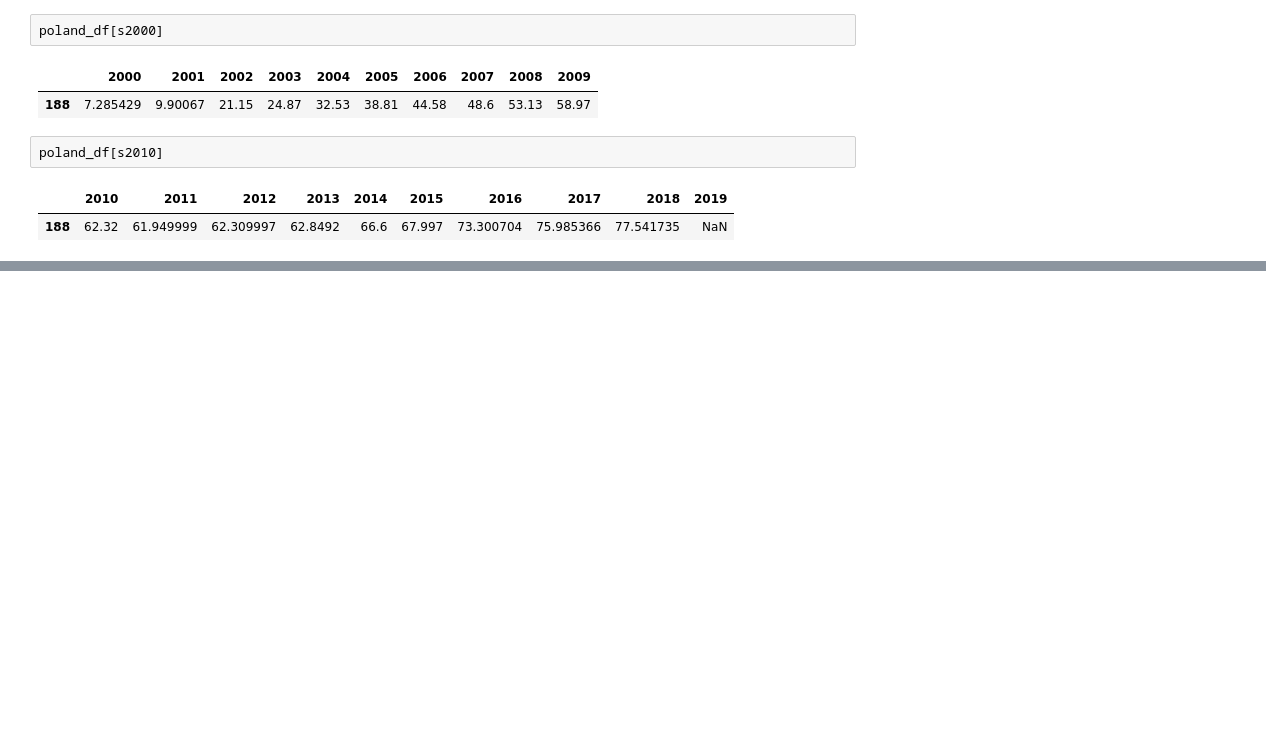
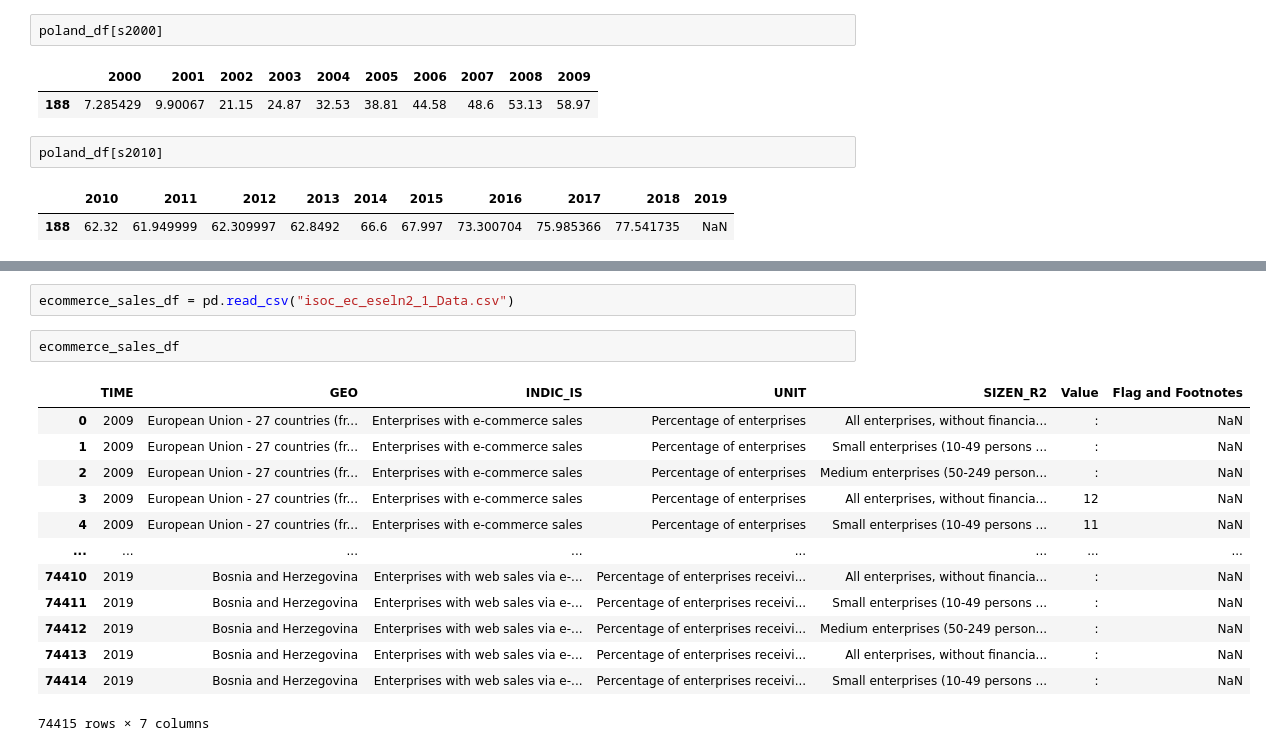
Before and after one commit to IOR88/DigitalBusinessTransformation, a Jupyter notebook: DigitalBusinessTransformation.ipynb, the cells around one changed output, grey strips where cells are left out. Drawn from its saved outputs; the diff is of its cells as text; blank space fills up the shorter version.

```diff
--- a/DigitalBusinessTransformation.ipynb
+++ b/DigitalBusinessTransformation.ipynb
@@ -120,0 +163,18 @@ fig.show()
+# %%
+ecommerce_sales_df = pd.read_csv("isoc_ec_eseln2_1_Data.csv")
+# %%
+ecommerce_sales_df
+# %% [output]
+|  | TIME | GEO | INDIC_IS | UNIT | SIZEN_R2 | Value | Flag and Footnotes |
+| 0 | 2009 | European Union - 27 countries (fr... | Enterprises with e-commerce sales | Percentage of enterprises | All enterprises, without financia... | : | NaN |
+| 1 | 2009 | European Union - 27 countries (fr... | Enterprises with e-commerce sales | Percentage of enterprises | Small enterprises (10-49 persons ... | : | NaN |
+| 2 | 2009 | European Union - 27 countries (fr... | Enterprises with e-commerce sales | Percentage of enterprises | Medium enterprises (50-249 person... | : | NaN |
+| 3 | 2009 | European Union - 27 countries (fr... | Enterprises with e-commerce sales | Percentage of enterprises | All enterprises, without financia... | 12 | NaN |
+| 4 | 2009 | European Union - 27 countries (fr... | Enterprises with e-commerce sales | Percentage of enterprises | Small enterprises (10-49 persons ... | 11 | NaN |
+| ... | ... | ... | ... | ... | ... | ... | ... |
+| 74410 | 2019 | Bosnia and Herzegovina | Enterprises with web sales via e-... | Percentage of enterprises receivi... | All enterprises, without financia... | : | NaN |
+| 74411 | 2019 | Bosnia and Herzegovina | Enterprises with web sales via e-... | Percentage of enterprises receivi... | Small enterprises (10-49 persons ... | : | NaN |
+| 74412 | 2019 | Bosnia and Herzegovina | Enterprises with web sales via e-... | Percentage of enterprises receivi... | Medium enterprises (50-249 person... | : | NaN |
+| 74413 | 2019 | Bosnia and Herzegovina | Enterprises with web sales via e-... | Percentage of enterprises receivi... | All enterprises, without financia... | : | NaN |
+| 74414 | 2019 | Bosnia and Herzegovina | Enterprises with web sales via e-... | Percentage of enterprises receivi... | Small enterprises (10-49 persons ... | : | NaN |
+74415 rows × 7 columns
```
Also changed, not shown: parts of 22 cells of this notebook, 3 other files.
